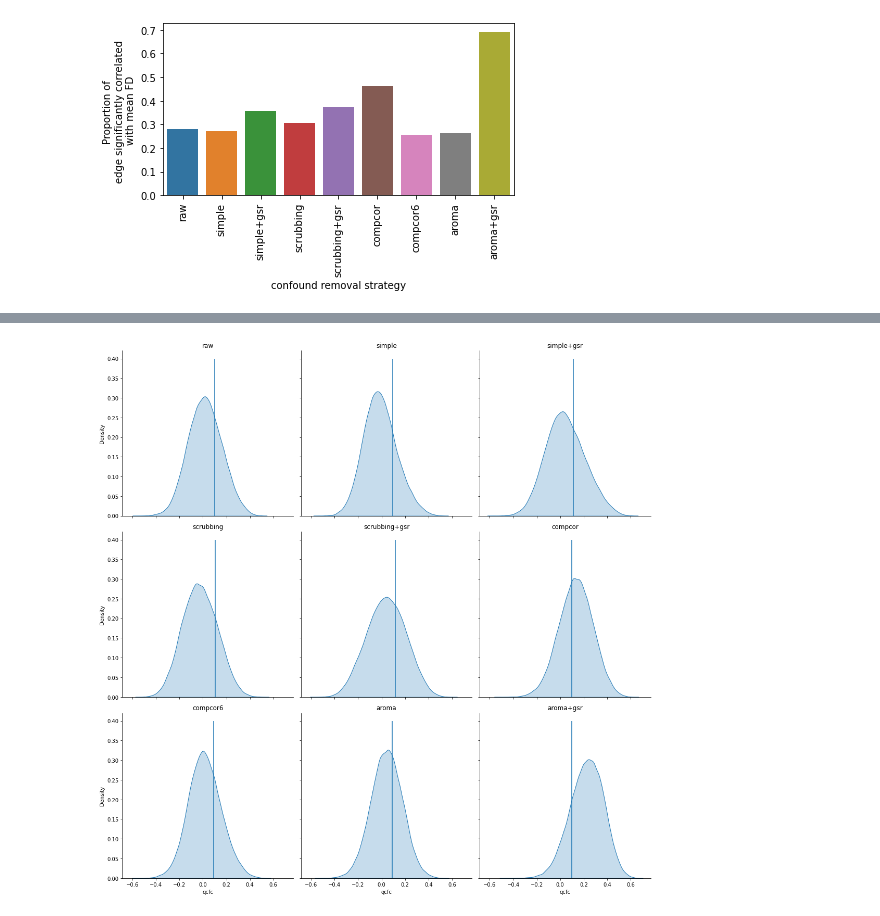
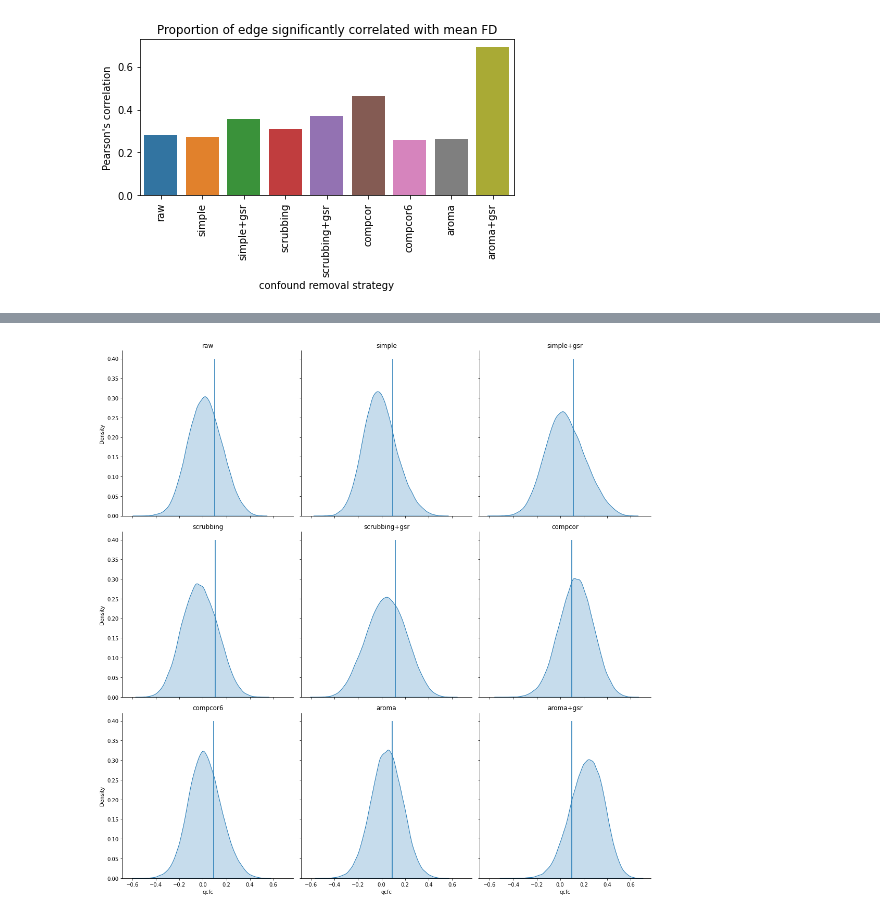
Before and after one commit to SIMEXP/fmriprep-denoise-benchmark, a Jupyter notebook: content/ohbm2022abstract.ipynb, the cells around one changed output, grey strips where cells are left out. Saved outputs shown, nothing was run; the diff lists cells and outputs as text; code cells hidden in the pictures.

```diff
--- a/content/ohbm2022abstract.ipynb
+++ b/content/ohbm2022abstract.ipynb
@@ -44,10 +89,9 @@ metric_per_edge.columns = [col.split('_')[0] for col in metric_per_edge.columns]
 # %%
-# separate p-value and correlation stats
-# plotting test
 ax = sns.barplot(data=(sig_per_edge<0.05), ci=None)
+ax.set_title("Proportion of edge significantly correlated with mean FD")
 ax.set_xticklabels(ax.get_xticklabels(), rotation=90)
-ax.set(ylabel="Proportion of \nedge significantly correlated \nwith mean FD",
-        xlabel="confound removal strategy")
+ax.set(ylabel="Pearson's correlation",
+       xlabel="confound removal strategy")
 plt.tight_layout()
 # %% [output]
-[figure, old version]
+[figure, new version]
```
Also changed, not shown: parts of 10 cells of this notebook, 16 other files.
